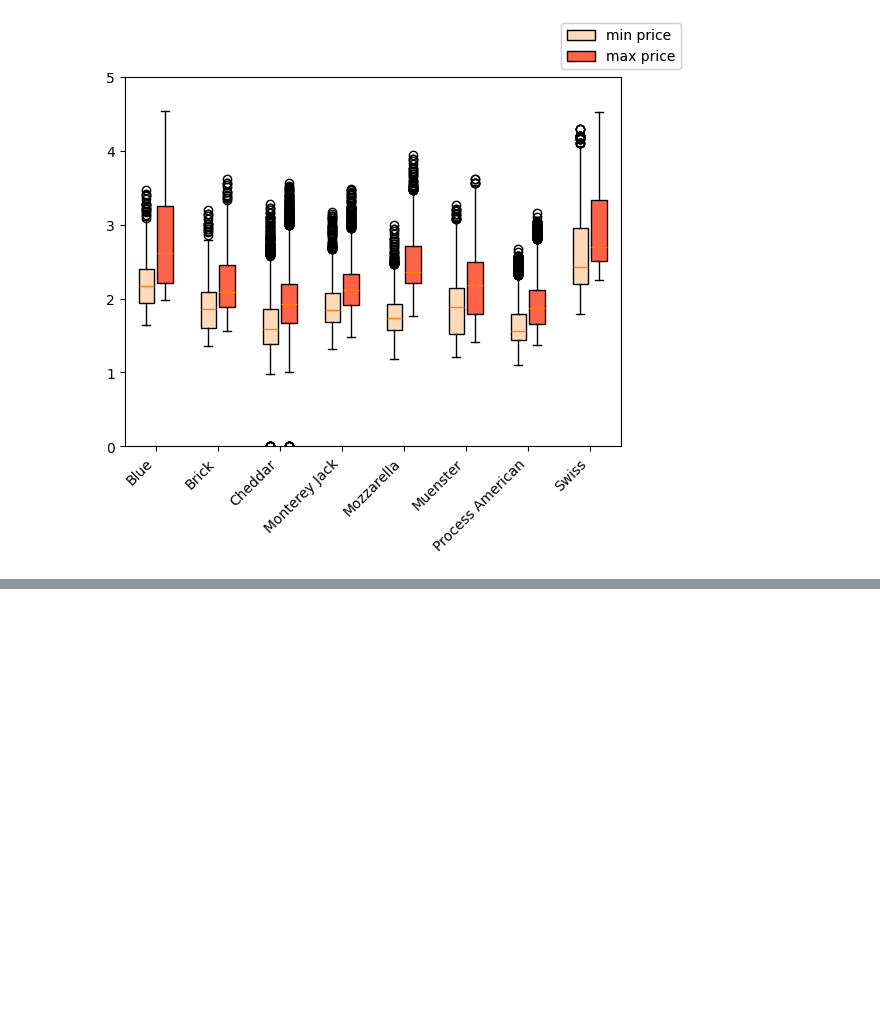
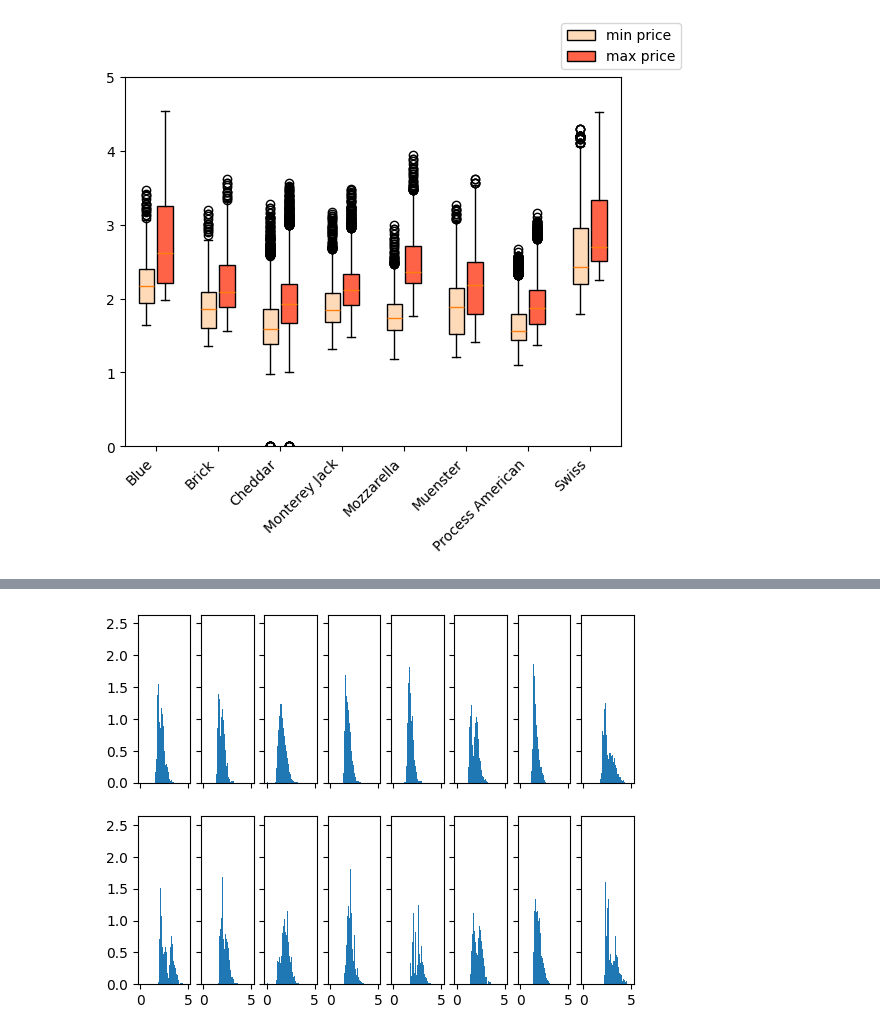
Before and after one commit to yalinli2/EnvEtools, a Jupyter notebook: course_modules/2_USDA_MyMarketNews_Python.ipynb, the cells around one changed output, grey strips where cells are left out. Saved outputs shown, nothing was run; the diff lists cells and outputs as text; code cells hidden in the pictures; blank space fills up the shorter version.

```diff
--- a/course_modules/2_USDA_MyMarketNews_Python.ipynb
+++ b/course_modules/2_USDA_MyMarketNews_Python.ipynb
@@ -726,0 +758,14 @@ bpfig2
+# %%
+# Now we'd like to plot both min and max for all cheese types
+histfig, histaxs = plt.subplots(2, 8, sharex=True, sharey=True) # 2 rows, 8 columns, share x and y axes
+for row_num in range(2): # row 0 = min price; row 1 = max price
+    if row_num == 0:
+        min_or_max = cheese_min_dct
+    else:
+        min_or_max = cheese_max_dct
+    for column_num in range (8): # from blue to swiss cheese
+        ax = histaxs[row_num][column_num]
+        cheese_data = list(min_or_max.values())[column_num] # the `list` function turns the dict values into a list
+        ax.hist(cheese_data, bins=50, range=(0, 5), density=True)
+# %% [output]
+[figure, added]
```
Also changed, not shown: parts of 5 cells of this notebook, 1 other file.
